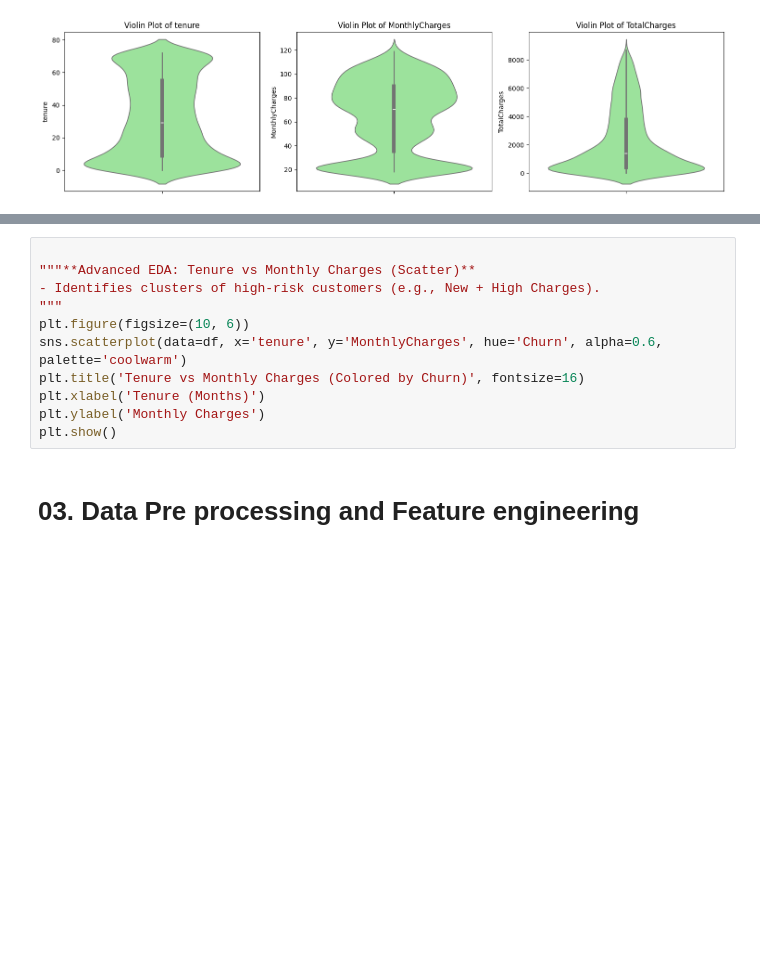
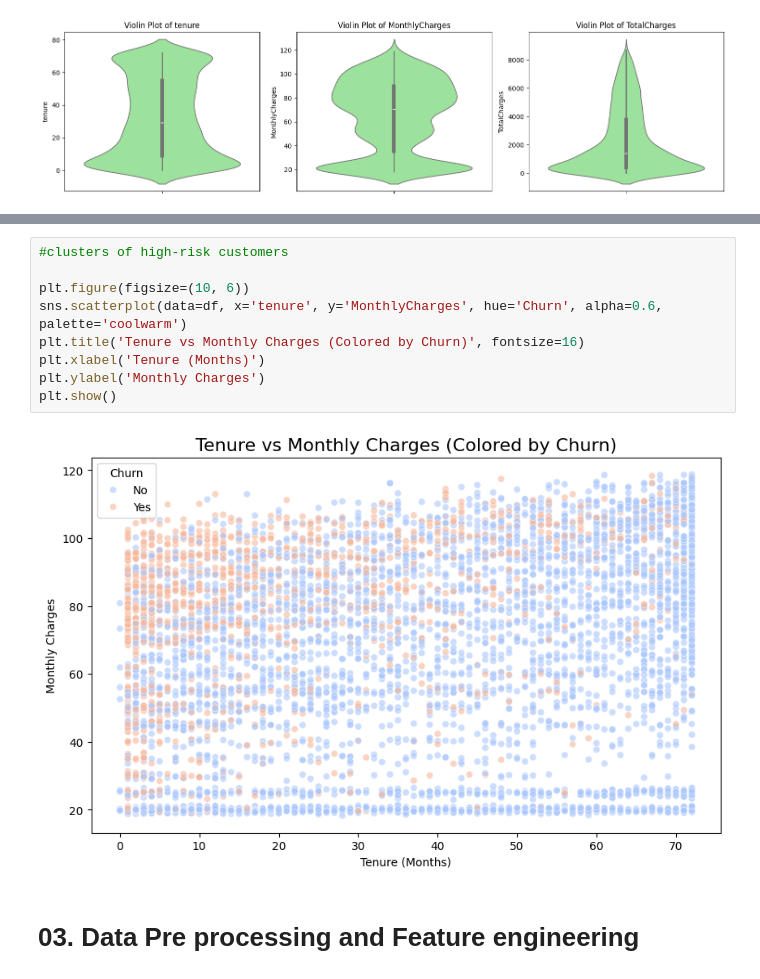
Before and after one commit to Dinu-Nimnara/CM2604_CW_2425587, a Jupyter notebook: CM2604_CW_2425587.ipynb, the cells around one changed output, grey strips where cells are left out. Drawn from its saved outputs; the diff is of its cells as text; blank space fills up the shorter version.

```diff
--- a/CM2604_CW_2425587.ipynb
+++ b/CM2604_CW_2425587.ipynb
@@ -496,14 +474,14 @@ plt.show()
 # %%
+#clusters of high-risk customers
 
-"""**Advanced EDA: Tenure vs Monthly Charges (Scatter)**
-- Identifies clusters of high-risk customers (e.g., New + High Charges).
-"""
 plt.figure(figsize=(10, 6))
 sns.scatterplot(data=df, x='tenure', y='MonthlyCharges', hue='Churn', alpha=0.6, palette='coolwarm')
 plt.title('Tenure vs Monthly Charges (Colored by Churn)', fontsize=16)
 plt.xlabel('Tenure (Months)')
 plt.ylabel('Monthly Charges')
 plt.show()
+# %% [output]
+[figure, added]
 # %% [markdown]
 # 03. Data Pre processing and Feature engineering
 # %% [markdown]
```
Also changed, not shown: parts of 43 cells of this notebook.
